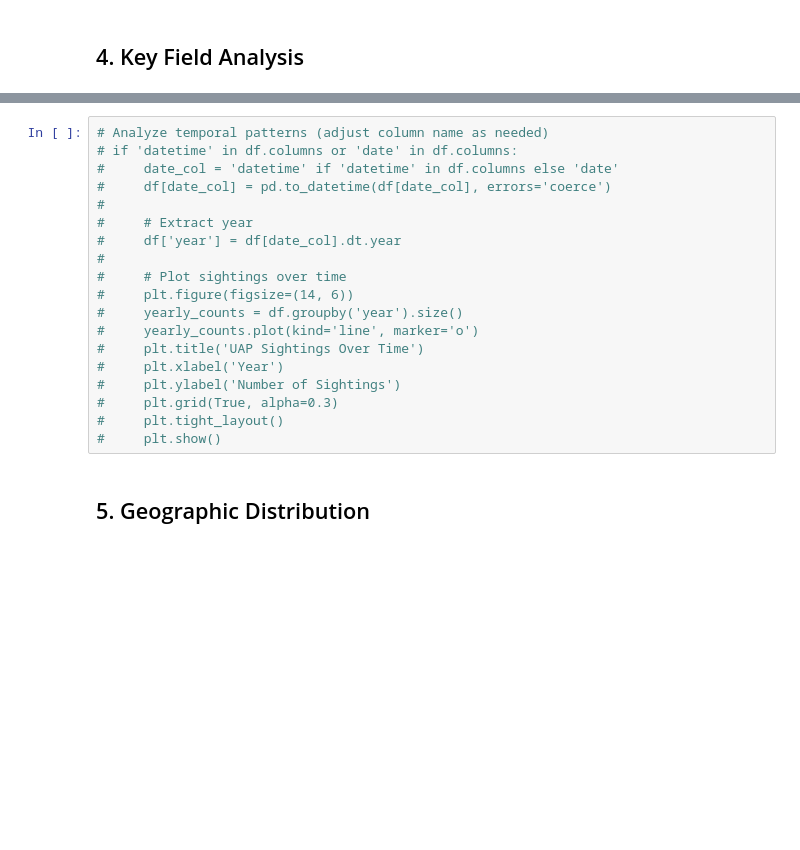
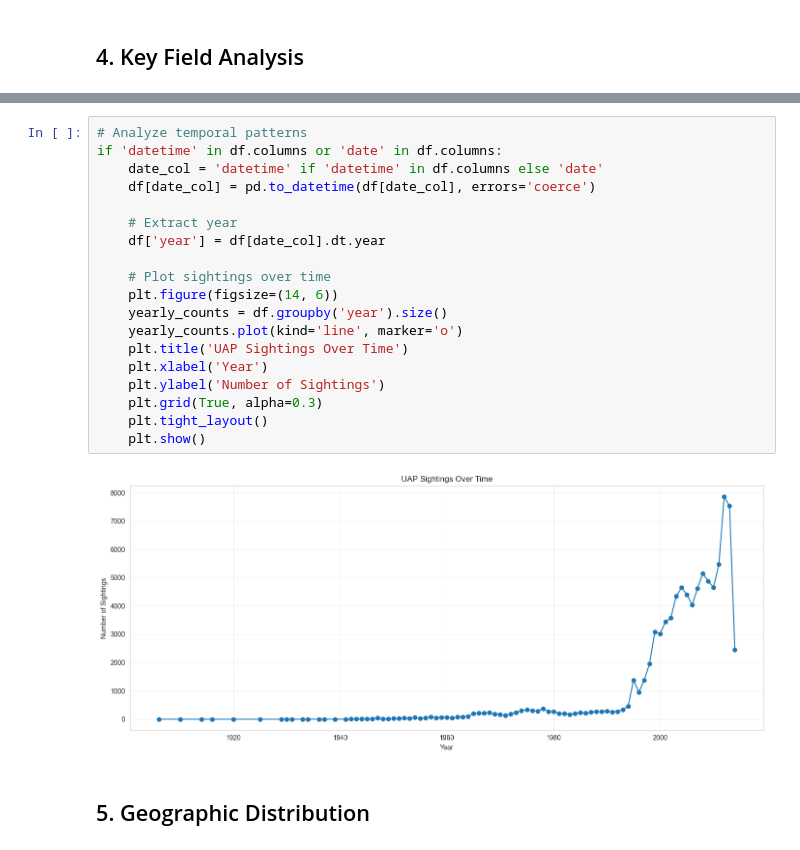
Before and after one commit to adarshgogineni/Aerial-Anomaly-Explorer, a Jupyter notebook: ml/notebooks/01_explore_data.ipynb, the cells around one changed output, grey strips where cells are left out. Cells and saved outputs as stored; diff of their text form; blank space fills up the shorter version.

```diff
--- a/ml/notebooks/01_explore_data.ipynb
+++ b/ml/notebooks/01_explore_data.ipynb
@@ -97,22 +175,24 @@ else:
 # %%
-# Analyze temporal patterns (adjust column name as needed)
-# if 'datetime' in df.columns or 'date' in df.columns:
-#     date_col = 'datetime' if 'datetime' in df.columns else 'date'
-#     df[date_col] = pd.to_datetime(df[date_col], errors='coerce')
-#
-#     # Extract year
-#     df['year'] = df[date_col].dt.year
-#
-#     # Plot sightings over time
-#     plt.figure(figsize=(14, 6))
-#     yearly_counts = df.groupby('year').size()
-#     yearly_counts.plot(kind='line', marker='o')
-#     plt.title('UAP Sightings Over Time')
-#     plt.xlabel('Year')
-#     plt.ylabel('Number of Sightings')
-#     plt.grid(True, alpha=0.3)
-#     plt.tight_layout()
-#     plt.show()
+# Analyze temporal patterns
+if 'datetime' in df.columns or 'date' in df.columns:
+    date_col = 'datetime' if 'datetime' in df.columns else 'date'
+    df[date_col] = pd.to_datetime(df[date_col], errors='coerce')
+
+    # Extract year
+    df['year'] = df[date_col].dt.year
+
+    # Plot sightings over time
+    plt.figure(figsize=(14, 6))
+    yearly_counts = df.groupby('year').size()
+    yearly_counts.plot(kind='line', marker='o')
+    plt.title('UAP Sightings Over Time')
+    plt.xlabel('Year')
+    plt.ylabel('Number of Sightings')
+    plt.grid(True, alpha=0.3)
+    plt.tight_layout()
+    plt.show()
+# %% [output]
+[figure, added]
 # %% [markdown]
 ## 5. Geographic Distribution
 # %%
```
Also changed, not shown: parts of 8 cells of this notebook, 11 other files.
